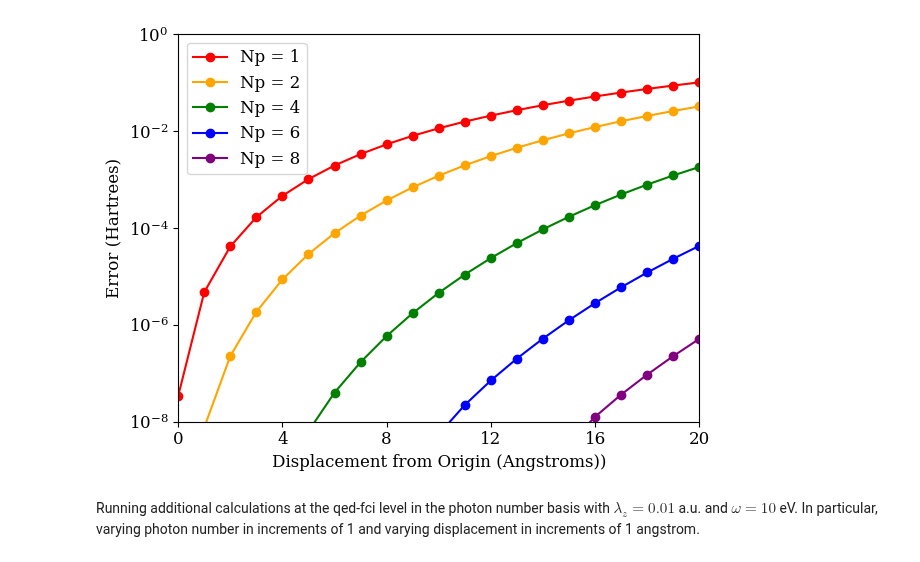
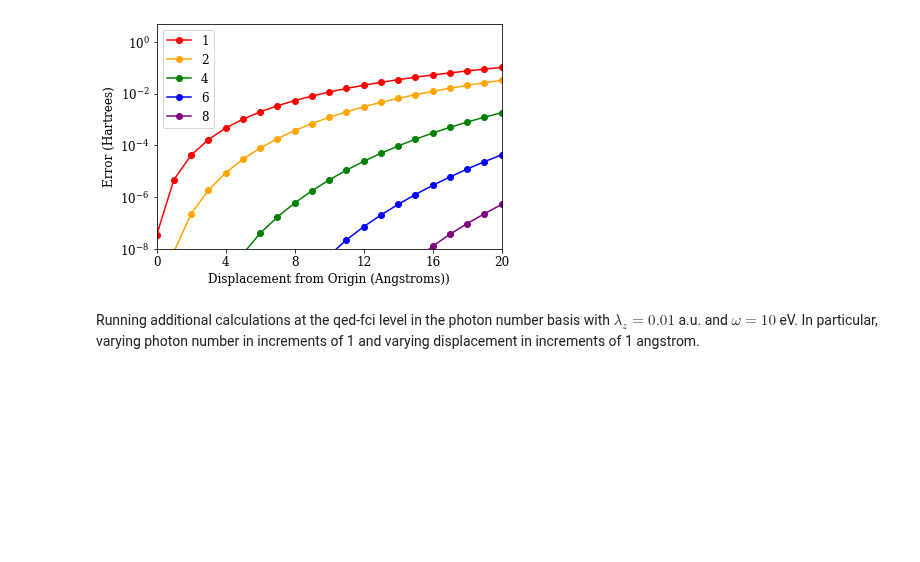
Before and after one commit to boss-bee/data_repository, a Jupyter notebook: json_scripts/H2O_ion_displacement_study.ipynb, the cells around one changed output. Cells and saved outputs as stored; diff of their text form; code cells hidden in the pictures; blank space fills up the shorter version.

```diff
--- a/json_scripts/H2O_ion_displacement_study.ipynb
+++ b/json_scripts/H2O_ion_displacement_study.ipynb
@@ -47,10 +62,16 @@ pn_9_data = json.load(open(pn_9_file))
 pn_10_data = json.load(open(pn_10_file))
 
 cs_6_11_1_data = json.load(open(cs_6_11_1_file))
-cs_6_11_2_data = json.load(open(cs_6_11_2_file))
-cs_6_11_4_data = json.load(open(cs_6_11_4_file))
-cs_6_11_6_data = json.load(open(cs_6_11_6_file))
-cs_6_11_8_data = json.load(open(cs_6_11_8_file))
+cs_6_9_1_data = json.load(open(cs_6_9_1_file))
+cs_6_6_1_data = json.load(open(cs_6_6_1_file))
+
+
+pn_6_11_1_data = json.load(open(pn_6_11_1_file))
+pn_6_9_1_data = json.load(open(pn_6_9_1_file))
+pn_6_6_1_data = json.load(open(pn_6_6_1_file))
+pn_6_11_10_data = json.load(open(pn_6_11_10_file))
+pn_6_9_10_data = json.load(open(pn_6_9_10_file))
+pn_6_6_10_data = json.load(open(pn_6_6_10_file))
 
 
 
@@ -68,14 +89,16 @@ pn_9_energy = np.array(pn_9_data["return_result"])
 pn_10_energy = np.array(pn_10_data["return_result"])
 
 cs_6_11_1_energy = np.array(cs_6_11_1_data["return_result"])
-cs_6_11_2_energy = np.array(cs_6_11_2_data["return_result"])
-cs_6_11_4_energy = np.array(cs_6_11_4_data["return_result"])
-cs_6_11_6_energy = np.array(cs_6_11_6_data["return_result"])
-cs_6_11_8_energy = np.array(cs_6_11_8_data["return_result"])
-
-print(cs_6_11_8_energy)
+cs_6_9_1_energy = np.array(cs_6_9_1_data["return_result"])
+cs_6_6_1_energy = np.array(cs_6_6_1_data["return_result"])
+cs_1_energy = np.array(cs_1_data["return_result"])
 
 
-cs_1_energy = np.array(cs_1_data["return_result"])
+pn_6_11_1_energy = np.array(pn_6_11_1_data["return_result"])
+pn_6_9_1_energy = np.array(pn_6_9_1_data["return_result"])
+pn_6_6_1_energy = np.array(pn_6_6_1_data["return_result"])
+pn_6_11_10_energy = np.array(pn_6_11_10_data["return_result"])
+pn_6_9_10_energy = np.array(pn_6_9_10_data["return_result"])
+pn_6_6_10_energy = np.array(pn_6_6_10_data["return_result"])
 
 r_data = np.array(cs_1_data["molecule"]["bond_length"])
@@ -118,27 +159,27 @@ plt.show()
 # %%
 #plt.plot(r_data, cs_1_energy[:,1]-cs_1_energy[:,1], 'black', label="Coherent State, Np = 1")
-plt.plot(r_data, pn_1_energy[:,1]-cs_1_energy[:,1], 'red', marker="o", ms="6", label="Np = 1")
-plt.plot(r_data, pn_2_energy[:,1]-cs_1_energy[:,1], 'orange',  marker="o", ms="6",  label="Np = 2")
+plt.plot(r_data, pn_1_energy[:,1]-cs_1_energy[:,1], 'red', marker="o", ms="6", label="1")
+plt.plot(r_data, pn_2_energy[:,1]-cs_1_energy[:,1], 'orange',  marker="o", ms="6",  label="2")
 #plt.plot(r_data, pn_3_energy[:,1]-cs_1_energy[:,1], 'purple', linestyle="dashed", label="Np = 3")
-plt.plot(r_data, pn_4_energy[:,1]-cs_1_energy[:,1], 'green',  marker="o", ms="6",  label="Np = 4")
+plt.plot(r_data, pn_4_energy[:,1]-cs_1_energy[:,1], 'green',  marker="o", ms="6",  label="4")
 #plt.plot(r_data, pn_5_energy[:,1]-cs_1_energy[:,1], 'blue', linestyle="dashed", label="Np = 5")
-plt.plot(r_data, pn_6_energy[:,1]-cs_1_energy[:,1], 'blue',  marker="o", ms="6",  label="Np = 6")
+plt.plot(r_data, pn_6_energy[:,1]-cs_1_energy[:,1], 'blue',  marker="o", ms="6",  label="6")
 #plt.plot(r_data, pn_7_energy[:,1]-cs_1_energy[:,1], 'green', linestyle="dashed", label="Np = 7")
-plt.plot(r_data, pn_8_energy[:,1]-cs_1_energy[:,1], 'purple',  marker="o", ms="6", label="Np = 8")
+plt.plot(r_data, pn_8_energy[:,1]-cs_1_energy[:,1], 'purple',  marker="o", ms="6", label="8")
 #plt.plot(r_data, pn_10_energy[:,1]-cs_1_energy[:,1], 'black',  marker="s", ms="6", mfc='none', label="Np = 10")
 plt.yscale("log")
-plt.ylim(10e-9, 10e-1)
+plt.ylim(10e-9, 5e-0)
 plt.xticks([0,  4,  8,  12, 16, 20])
 plt.xlim(0, 20)
 plt.ylabel("Error (Hartrees)")
 plt.xlabel("Displacement from Origin (Angstroms))")
 plt.legend()
 plt.tight_layout()
 plt.savefig("H2O2p_631G_FCI_displacement.png", dpi=150)
 plt.show()
 #'black', marker="s", ms="6", mfc='none', label="Converged Ground state")
 # %% [output]
-[figure, old version]
+[figure, new version]
 # %% [markdown]
 Running additional calculations at the qed-fci level in the photon number basis with $\lambda_z = 0.01$ a.u. and $\omega=10$ eV.  In particular, varying photon number in increments of 1 and varying displacement in increments of 1 angstrom.
 # %%
```
Also changed, not shown: parts of 3 cells of this notebook, 25 other files.
